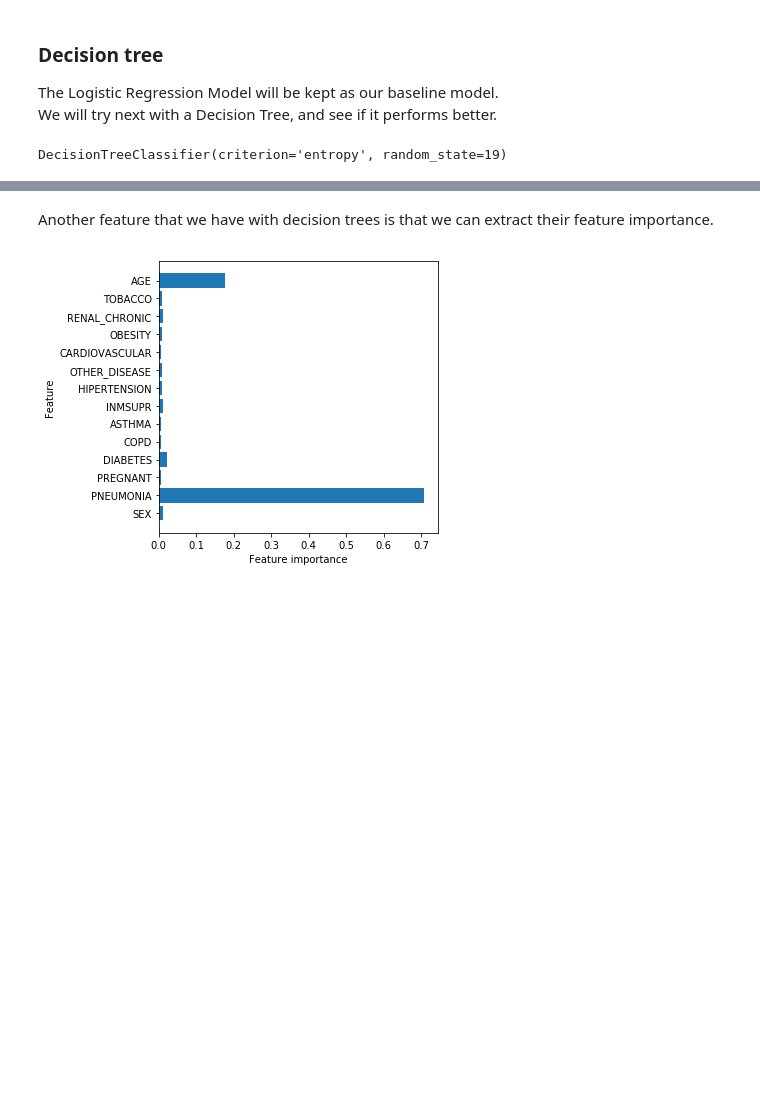
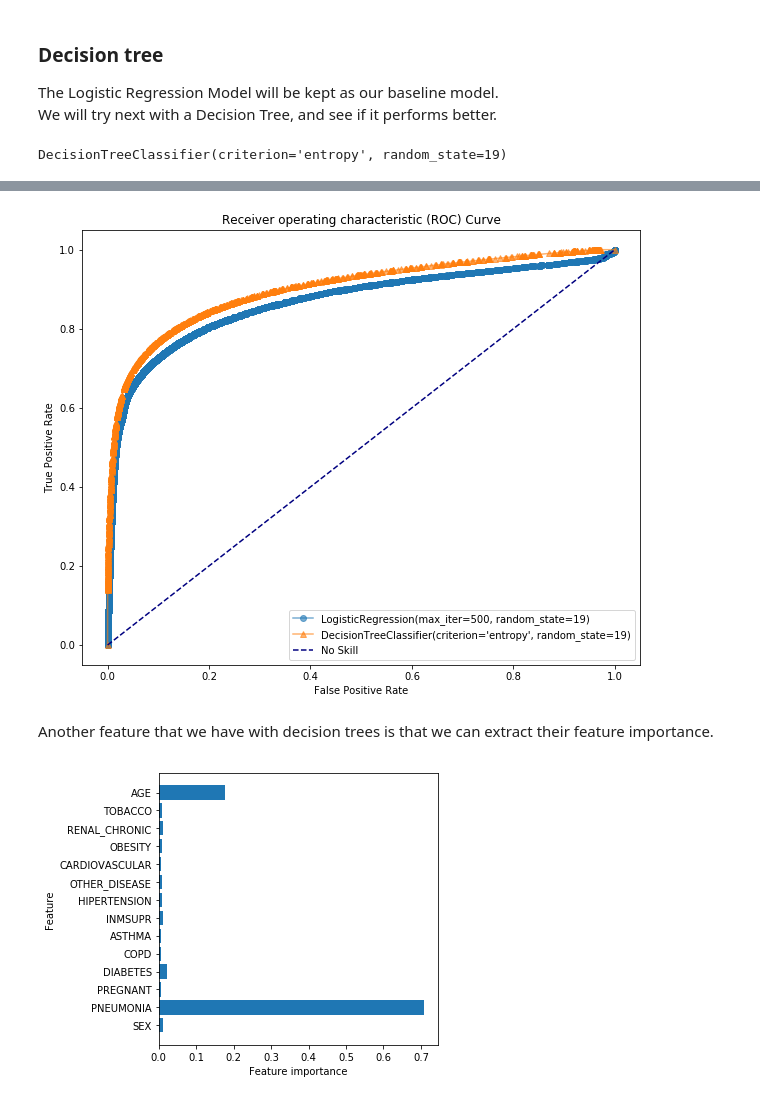
Before and after one commit to MNLKuzmin/Phase3project, a Jupyter notebook: CovidNotebook.ipynb, the cells around one changed output, grey strips where cells are left out. Drawn from its saved outputs; the diff is of its cells as text; code cells hidden in the pictures; blank space fills up the shorter version.

```diff
--- a/CovidNotebook.ipynb
+++ b/CovidNotebook.ipynb
@@ -564,3 +620,7 @@ plot_matrix(y_train, y_preds_train)
+# %%
+plot_roc([logreg,DT1], y_train)
+# %% [output]
+[figure, added]
 # %% [markdown]
 Another feature that we have with decision trees is that we can extract their feature importance.
 # %%
```
Also changed, not shown: parts of 66 cells of this notebook.
